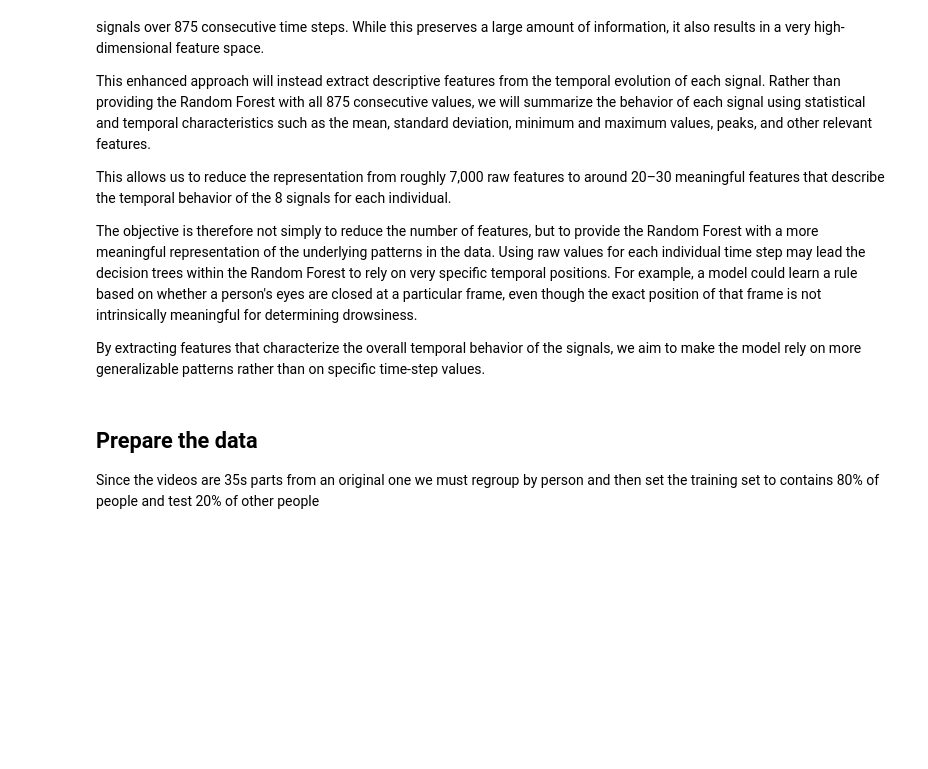
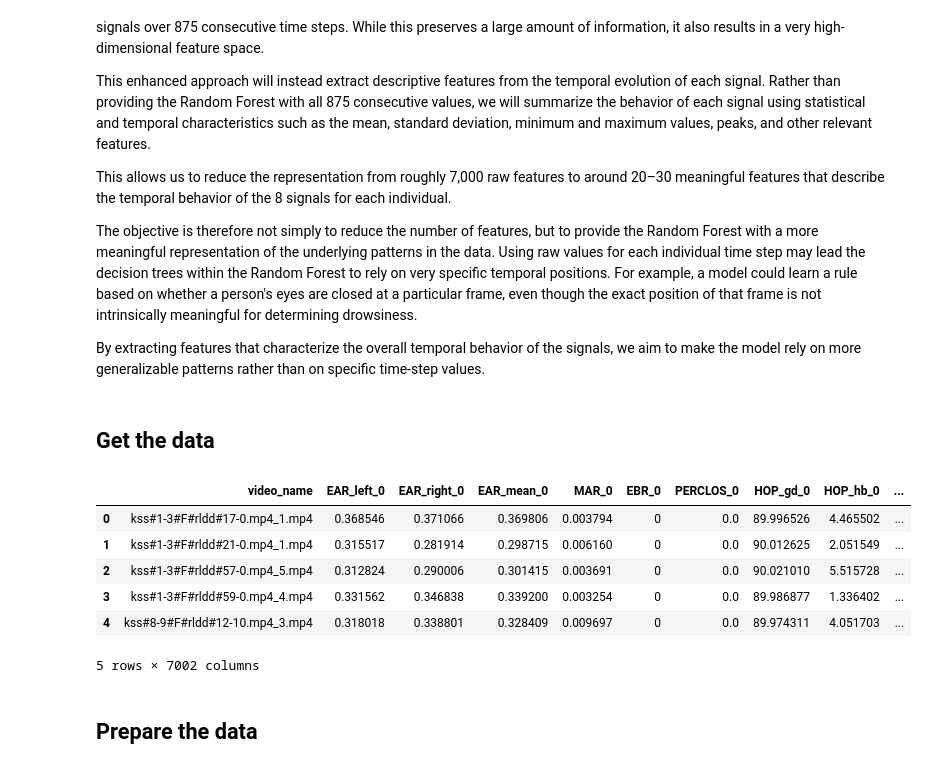
Before and after one commit to sebastiannati/Projet-Industriel-Capgemini, a Jupyter notebook: train_RF_enhanced.ipynb, the cells around one changed output. Cells and saved outputs as stored; diff of their text form; code cells hidden in the pictures; blank space fills up the shorter version.

```diff
--- a/train_RF_enhanced.ipynb
+++ b/train_RF_enhanced.ipynb
@@ -10,7 +10,21 @@ This allows us to reduce the representation from roughly 7,000 raw features to a
 The objective is therefore not simply to reduce the number of features, but to provide the Random Forest with a more meaningful representation of the underlying patterns in the data. Using raw values for each individual time step may lead the decision trees within the Random Forest to rely on very specific temporal positions. For example, a model could learn a rule based on whether a person's eyes are closed at a particular frame, even though the exact position of that frame is not intrinsically meaningful for determining drowsiness.
 
 By extracting features that characterize the overall temporal behavior of the signals, we aim to make the model rely on more generalizable patterns rather than on specific time-step values.
+# %% [markdown]
+## Get the data
+# %%
+import pandas as pd
+
+data = pd.read_csv("csv/signes.csv")
+
+data.head()
+# %% [output]
+|  | video_name | EAR_left_0 | EAR_right_0 | EAR_mean_0 | MAR_0 | EBR_0 | PERCLOS_0 | HOP_gd_0 | HOP_hb_0 | ... |
+| 0 | kss#1-3#F#rldd#17-0.mp4_1.mp4 | 0.368546 | 0.371066 | 0.369806 | 0.003794 | 0 | 0.0 | 89.996526 | 4.465502 | ... |
+| 1 | kss#1-3#F#rldd#21-0.mp4_1.mp4 | 0.315517 | 0.281914 | 0.298715 | 0.006160 | 0 | 0.0 | 90.012625 | 2.051549 | ... |
+| 2 | kss#1-3#F#rldd#57-0.mp4_5.mp4 | 0.312824 | 0.290006 | 0.301415 | 0.003691 | 0 | 0.0 | 90.021010 | 5.515728 | ... |
+| 3 | kss#1-3#F#rldd#59-0.mp4_4.mp4 | 0.331562 | 0.346838 | 0.339200 | 0.003254 | 0 | 0.0 | 89.986877 | 1.336402 | ... |
+| 4 | kss#8-9#F#rldd#12-10.mp4_3.mp4 | 0.318018 | 0.338801 | 0.328409 | 0.009697 | 0 | 0.0 | 89.974311 | 4.051703 | ... |
+5 rows × 7002 columns
 # %% [markdown]
 ## Prepare the data
-
-Since the videos are 35s parts from an original one we must regroup by person and then set the training set to contains 80% of people and test 20% of other people
```
Also changed, not shown: parts of 21 cells of this notebook, 10 other files.
